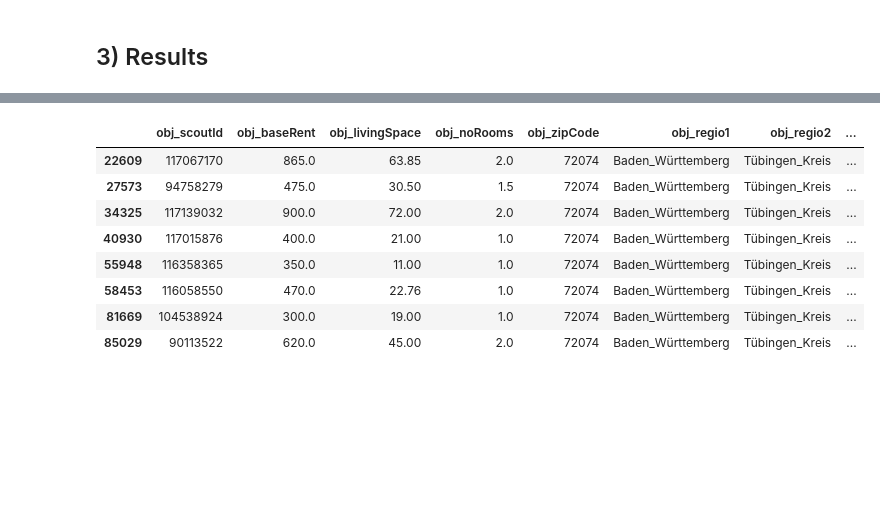
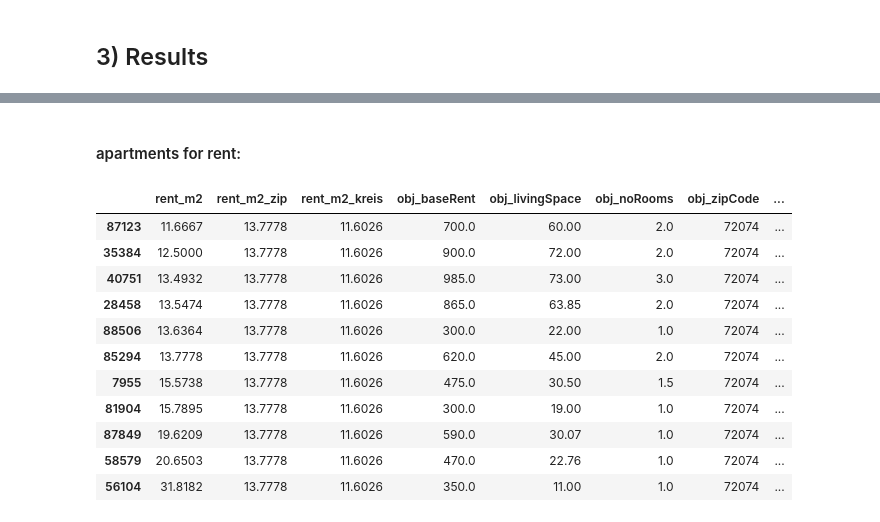
Before and after one commit to maxtue/ApartmentListings, a Jupyter notebook: data_analysis/combined.ipynb, the cells around one changed output, grey strips where cells are left out. Saved outputs shown, nothing was run; the diff lists cells and outputs as text; code cells hidden in the pictures; blank space fills up the shorter version.

Commit message:
better use of groupby function

```diff
--- a/data_analysis/combined.ipynb
+++ b/data_analysis/combined.ipynb
@@ -18,10 +23,9 @@ pd.set_option("display.precision", 4)
 # %%
-date = "2020-04-10"
+date = "2020-04-13"
 rent_filepath = f"../data/mieten{date}.csv"
 sale_filepath = f"../data/kaufen{date}.csv"
 rent_df = pd.read_csv(rent_filepath, sep=";", low_memory=False)
 sale_df = pd.read_csv(sale_filepath, sep=";", low_memory=False)
-pd.set_option("display.max_columns", max(rent_df.shape[1], sale_df.shape[1]))
 # %% [output]
 [interactive output not drawn]
 # %% [markdown]
@@ -42,0 +63,8 @@ sale_df = sale_df[sale_df.columns[~sale_df.isnull().any()]]
+# %%
+g = rent_df.groupby("obj_zipCode")["rent_m2"].median()
+g.name = "rent_m2_zip"
+rent_df = rent_df.join(g, on="obj_zipCode").copy()
+
+g = rent_df.groupby("obj_regio2")["rent_m2"].median()
+g.name = "rent_m2_kreis"
+rent_df = rent_df.join(g, on="obj_regio2").copy()
@@ -45,12 +142,0 @@ sale_df = sale_df[sale_df.columns[~sale_df.isnull().any()]]
-# %%
-rent_df["rent_per_m2"] = rent_df["obj_baseRent"] / rent_df["obj_livingSpace"]
-
-rent_df["links"] = "https://www.immobilienscout24.de/expose/" + rent_df[
-    "obj_scoutId"
-].astype(str)
-
-sale_df["salesprice_per_m2"] = sale_df["obj_purchasePrice"] / sale_df["obj_livingSpace"]
-
-sale_df["links"] = "https://www.immobilienscout24.de/expose/" + sale_df[
-    "obj_scoutId"
-].astype(str)
@@ -61,25 +143,29 @@ sale_df["links"] = "https://www.immobilienscout24.de/expose/" + sale_df[
 # %%
 rent_select_columns = [
-    "links",
+    "rent_m2",
+    "rent_m2_zip",
+    "rent_m2_kreis",
     "obj_baseRent",
     "obj_livingSpace",
     "obj_noRooms",
     "obj_zipCode",
-    "obj_regio1",
     "obj_regio2",
-    "obj_regio3",
+    "link",
 ]
 rent_select_df = rent_df[rent_select_columns].copy()
 
 sale_select_columns = [
-    "links",
+    "yearly_ROI",
+    "rent_m2_zip",
+    "price_m2",
+    "price_m2_zip",
+    "price_m2_kreis",
     "obj_purchasePrice",
     "obj_livingSpace",
     "obj_noRooms",
     "obj_zipCode",
-    "obj_regio1",
     "obj_regio2",
-    "obj_regio3",
+    "link",
 ]
 sale_select_df = sale_df[sale_select_columns].copy()
 # %% [output]
@@ -154,18 +193,24 @@ combined_df.head(500)
 [interactive output not drawn]
+# %% [markdown]
+#### apartments for rent:
 # %%
 rent_filt_col = "obj_zipCode"
 rent_filt_arg = 72074
+rent_filt_ord = "rent_per_m2"
 
 rent_filt = rent_select_df[rent_filt_col] == rent_filt_arg
-rent_select_df[rent_filt]
+rent_select_df[rent_filt].sort_values("rent_m2").head(20)
 # %% [output]
-|  | obj_scoutId | obj_baseRent | obj_livingSpace | obj_noRooms | obj_zipCode | obj_regio1 | obj_regio2 | ... |
-| 22609 | 117067170 | 865.0 | 63.85 | 2.0 | 72074 | Baden_Württemberg | Tübingen_Kreis | ... |
-| 27573 | 94758279 | 475.0 | 30.50 | 1.5 | 72074 | Baden_Württemberg | Tübingen_Kreis | ... |
-| 34325 | 117139032 | 900.0 | 72.00 | 2.0 | 72074 | Baden_Württemberg | Tübingen_Kreis | ... |
-| 40930 | 117015876 | 400.0 | 21.00 | 1.0 | 72074 | Baden_Württemberg | Tübingen_Kreis | ... |
-| 55948 | 116358365 | 350.0 | 11.00 | 1.0 | 72074 | Baden_Württemberg | Tübingen_Kreis | ... |
-| 58453 | 116058550 | 470.0 | 22.76 | 1.0 | 72074 | Baden_Württemberg | Tübingen_Kreis | ... |
-| 81669 | 104538924 | 300.0 | 19.00 | 1.0 | 72074 | Baden_Württemberg | Tübingen_Kreis | ... |
-| 85029 | 90113522 | 620.0 | 45.00 | 2.0 | 72074 | Baden_Württemberg | Tübingen_Kreis | ... |
+|  | rent_m2 | rent_m2_zip | rent_m2_kreis | obj_baseRent | obj_livingSpace | obj_noRooms | obj_zipCode | ... |
+| 87123 | 11.6667 | 13.7778 | 11.6026 | 700.0 | 60.00 | 2.0 | 72074 | ... |
+| 35384 | 12.5000 | 13.7778 | 11.6026 | 900.0 | 72.00 | 2.0 | 72074 | ... |
+| 40751 | 13.4932 | 13.7778 | 11.6026 | 985.0 | 73.00 | 3.0 | 72074 | ... |
+| 28458 | 13.5474 | 13.7778 | 11.6026 | 865.0 | 63.85 | 2.0 | 72074 | ... |
+| 88506 | 13.6364 | 13.7778 | 11.6026 | 300.0 | 22.00 | 1.0 | 72074 | ... |
+| 85294 | 13.7778 | 13.7778 | 11.6026 | 620.0 | 45.00 | 2.0 | 72074 | ... |
+| 7955 | 15.5738 | 13.7778 | 11.6026 | 475.0 | 30.50 | 1.5 | 72074 | ... |
+| 81904 | 15.7895 | 13.7778 | 11.6026 | 300.0 | 19.00 | 1.0 | 72074 | ... |
+| 87849 | 19.6209 | 13.7778 | 11.6026 | 590.0 | 30.07 | 1.0 | 72074 | ... |
+| 58579 | 20.6503 | 13.7778 | 11.6026 | 470.0 | 22.76 | 1.0 | 72074 | ... |
+| 56104 | 31.8182 | 13.7778 | 11.6026 | 350.0 | 11.00 | 1.0 | 72074 | ... |
 [interactive output not drawn]
```
Also changed, not shown: parts of 31 cells of this notebook, 2 other files.
